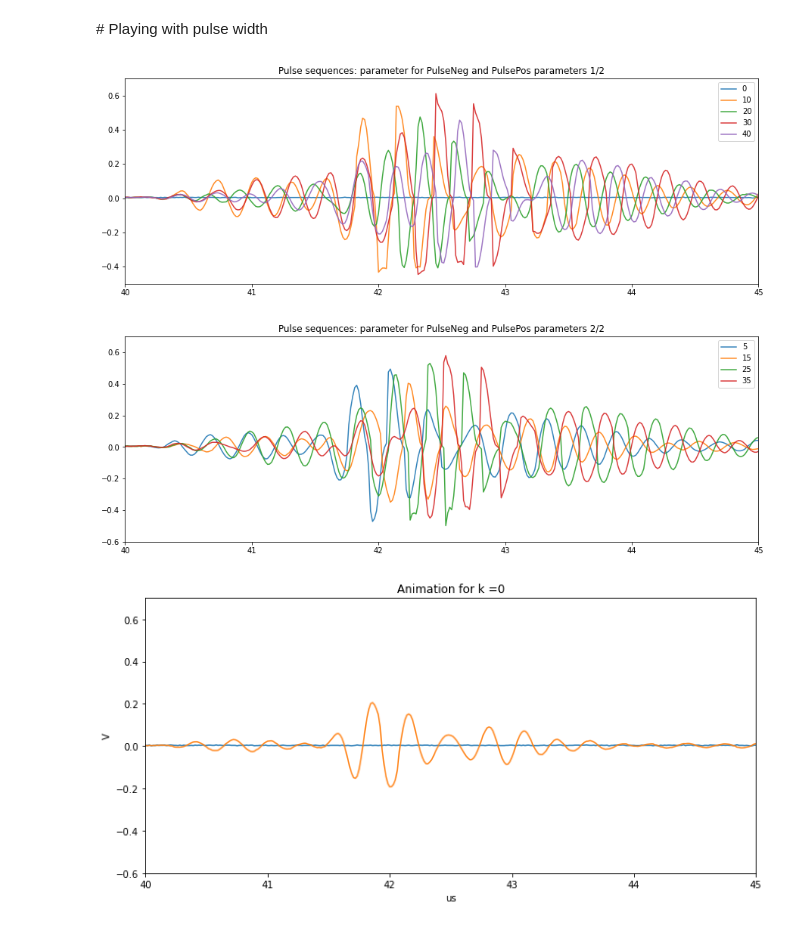
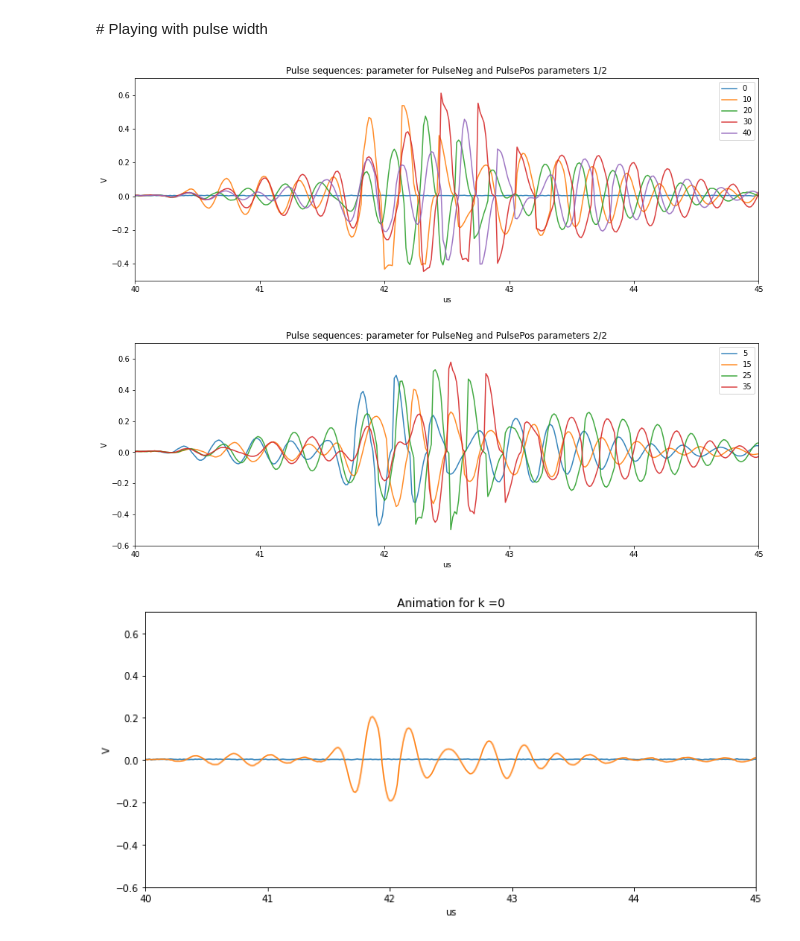
Before and after one commit to kelu124/lit3rick, a Jupyter notebook: sample_acqs/0.CompareAcqs.ipynb, the cells around one changed output. Cells and saved outputs as stored; diff of their text form; code cells hidden in the pictures.

```diff
--- a/sample_acqs/0.CompareAcqs.ipynb
+++ b/sample_acqs/0.CompareAcqs.ipynb
@@ -106,20 +151,22 @@ plt.show()
 # %%
 plt.figure(figsize=(15,5))
 plt.plot(wid["t"],wid[0],alpha = 0.9,label="0")
 plt.plot(wid["t"],wid[10],alpha = 0.9,label="10")
 plt.plot(wid["t"],wid[20],alpha = 0.9,label="20")
 plt.plot(wid["t"],wid[30],alpha = 0.9,label="30")
 plt.plot(wid["t"],wid[40],alpha = 0.9,label="40")
 
 plt.legend()
 plt.xlim((40,45))
 plt.ylim((-0.5,0.7))
 plt.title("Pulse sequences: parameter for PulseNeg and PulsePos parameters 1/2")
 plt.legend()
+plt.xlabel('us')
+plt.ylabel('V')
 plt.savefig("lit3rick_width_1.jpg")
 plt.show()
 # %% [output]
-[figure, old version]
+[figure, new version]
 # %%
 plt.figure(figsize=(15,5))
 plt.plot(wid["t"],wid[5],alpha = 0.9,label="5")
@@ -130,10 +177,12 @@ plt.legend()
 plt.title("Pulse sequences: parameter for PulseNeg and PulsePos parameters 2/2")
 plt.xlim((40,45))
 plt.ylim((-0.6,0.7))
+plt.xlabel('us')
+plt.ylabel('V')
 plt.savefig("lit3rick_width_2.jpg")
 plt.show()
 # %% [output]
-[figure, old version]
+[figure, new version]
 # %%
 import imageio
 
```
Also changed, not shown: parts of 12 cells of this notebook, 13 other files.
